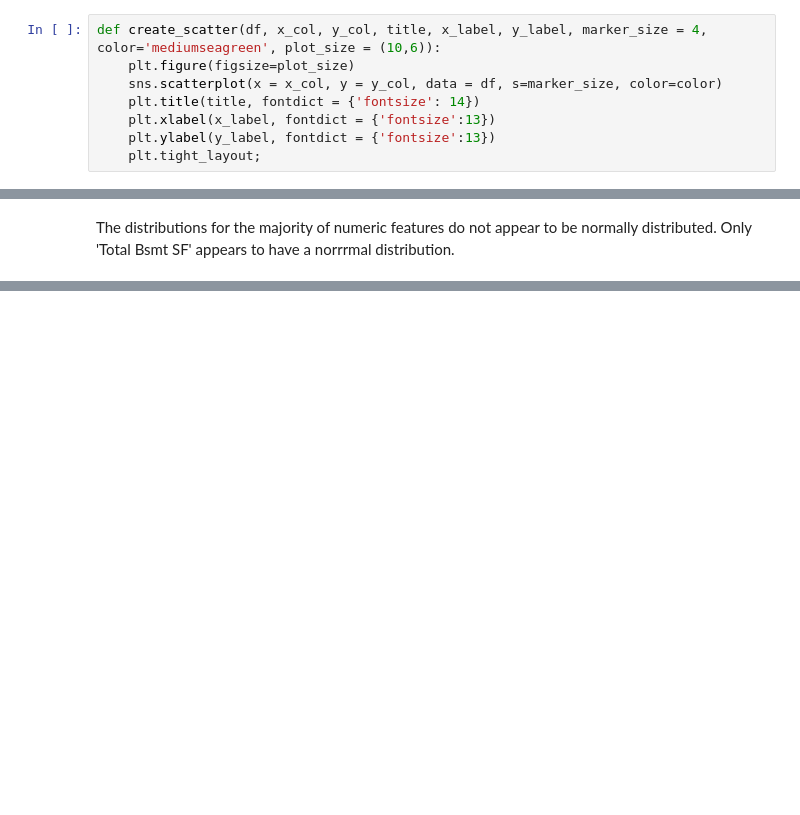
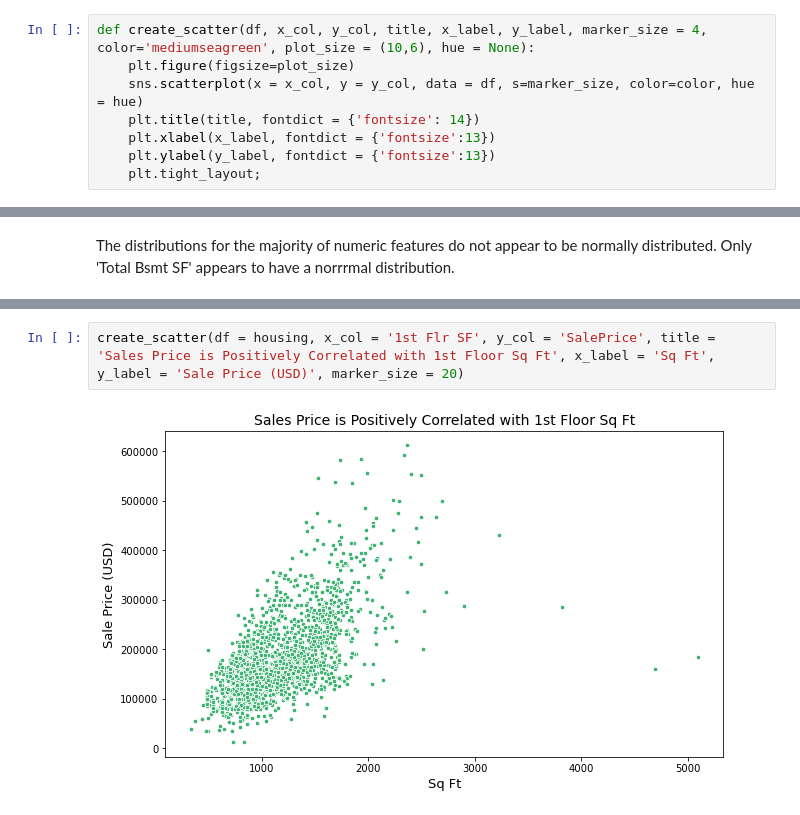
Before and after one commit to jlu90/Predicting-House-Prices-with-Linear-Regression, a Jupyter notebook: lutes_cleaning_notebook.ipynb, the cells around one changed output, grey strips where cells are left out. Saved outputs shown, nothing was run; the diff lists cells and outputs as text; blank space fills up the shorter version.

```diff
--- a/lutes_cleaning_notebook.ipynb
+++ b/lutes_cleaning_notebook.ipynb
@@ -636,9 +636,9 @@ Identified Concerns:
 # %% [markdown]
 ### Graphing Functions
 # %%
-def create_scatter(df, x_col, y_col, title, x_label, y_label, marker_size = 4, color='mediumseagreen', plot_size = (10,6)):
+def create_scatter(df, x_col, y_col, title, x_label, y_label, marker_size = 4, color='mediumseagreen', plot_size = (10,6), hue = None):
     plt.figure(figsize=plot_size)
-    sns.scatterplot(x = x_col, y = y_col, data = df, s=marker_size, color=color)
+    sns.scatterplot(x = x_col, y = y_col, data = df, s=marker_size, color=color, hue = hue)
     plt.title(title, fontdict = {'fontsize': 14})
     plt.xlabel(x_label, fontdict = {'fontsize':13})
     plt.ylabel(y_label, fontdict = {'fontsize':13})
@@ -715,0 +711,4 @@ create_bar(housing, 'Overall Qual', 'SalePrice', title ='', x_label = 'Overall Q
+# %%
+create_scatter(df = housing, x_col = '1st Flr SF', y_col = 'SalePrice', title = 'Sales Price is Positively Correlated with 1st Floor Sq Ft', x_label = 'Sq Ft', y_label = 'Sale Price (USD)', marker_size = 20)
+# %% [output]
+[figure, added]
```
Also changed, not shown: parts of 6 cells of this notebook.
